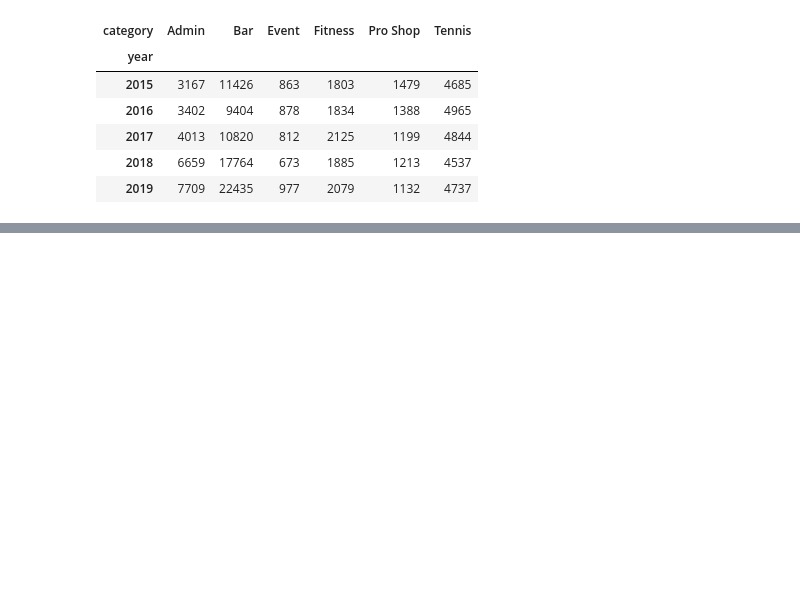
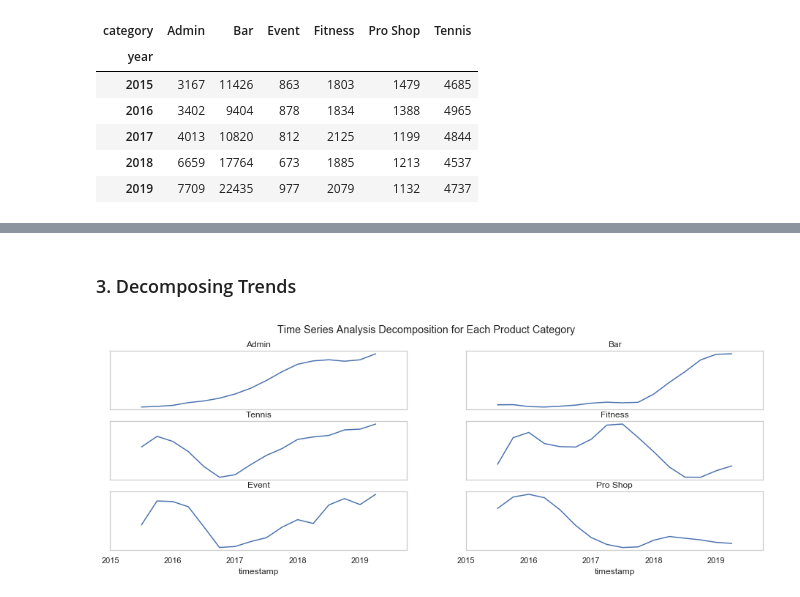
Before and after one commit to crisgiovanoni/jncc_project, a Jupyter notebook: project_documentation.ipynb, the cells around one changed output, grey strips where cells are left out. Drawn from its saved outputs; the diff is of its cells as text; code cells hidden in the pictures; blank space fills up the shorter version.

Commit message:
added trend analysis for product categories

```diff
--- a/project_documentation.ipynb
+++ b/project_documentation.ipynb
@@ -198,0 +192,28 @@ plt.show()
+# %% [markdown]
+### 3. Decomposing Trends
+# %%
+fig = plt.figure(figsize=(16,5))
+plt.suptitle("Time Series Analysis Decomposition for Each Product Category")
+
+ax1 = fig.add_subplot(321)
+ax2 = fig.add_subplot(322)
+ax3 = fig.add_subplot(323)
+ax4 = fig.add_subplot(324)
+ax5 = fig.add_subplot(325)
+ax6 = fig.add_subplot(326)
+
+categories = {"Admin":ax1,"Bar":ax2,"Tennis":ax3,"Fitness":ax4,"Event":ax5,"Pro Shop":ax6}
+
+for c,axis in categories.items():
+    decomposition = sm.tsa.seasonal_decompose(dft[dft["category"]==c]["total"].resample('Q').sum(), model='additive')
+    trend = decomposition.trend
+    trend.plot(ax=axis, title=f"{c}")
+    if (c == "Event") or (c == "Pro Shop"):
+        axis.get_xaxis().set_visible(True)
+        axis.get_yaxis().set_visible(False)
+        axis.grid(False)
+    else:
+        axis.get_xaxis().set_visible(False)
+        axis.get_yaxis().set_visible(False)
+# %% [output]
+[figure, added]
```
Also changed, not shown: parts of 10 cells of this notebook.
